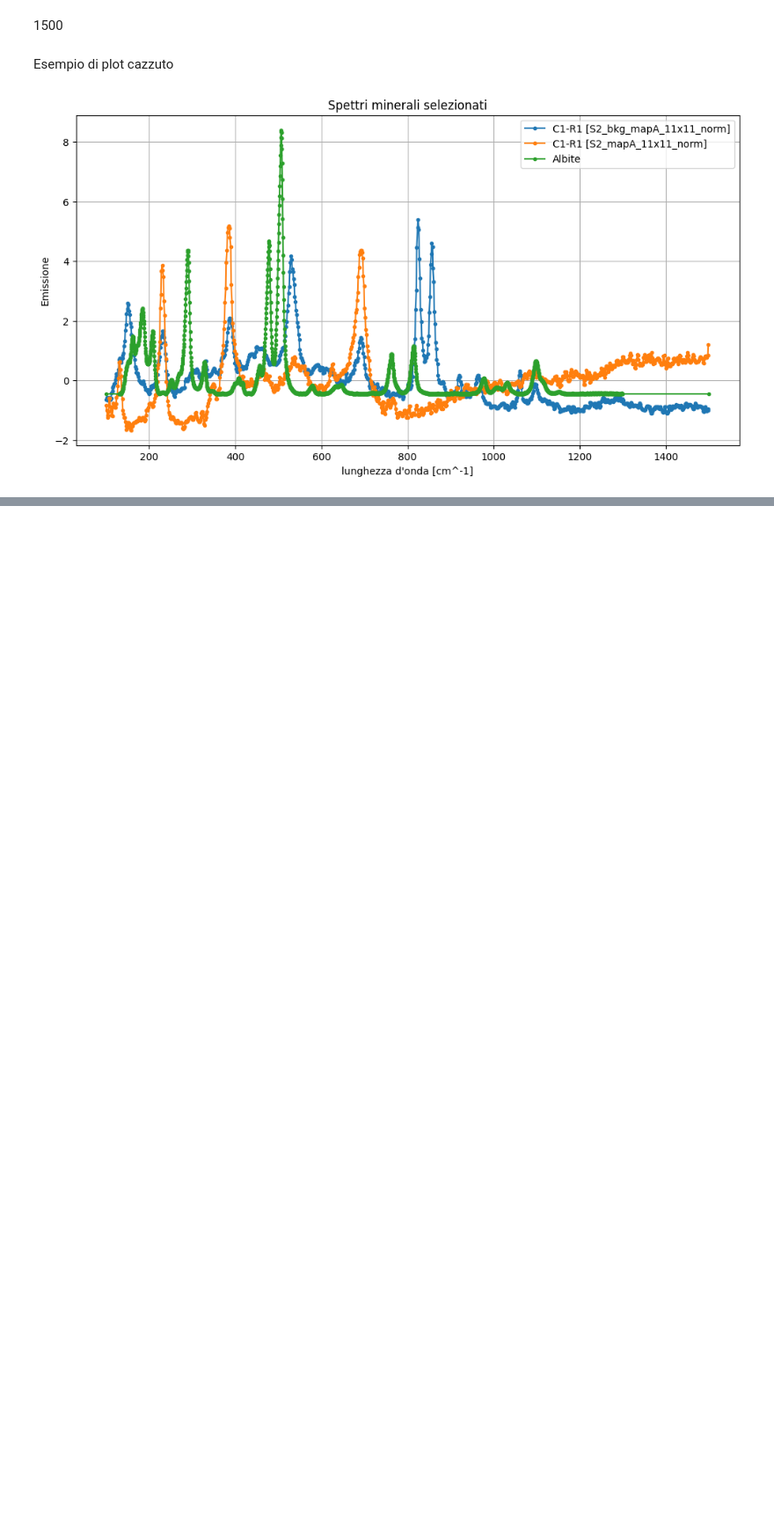
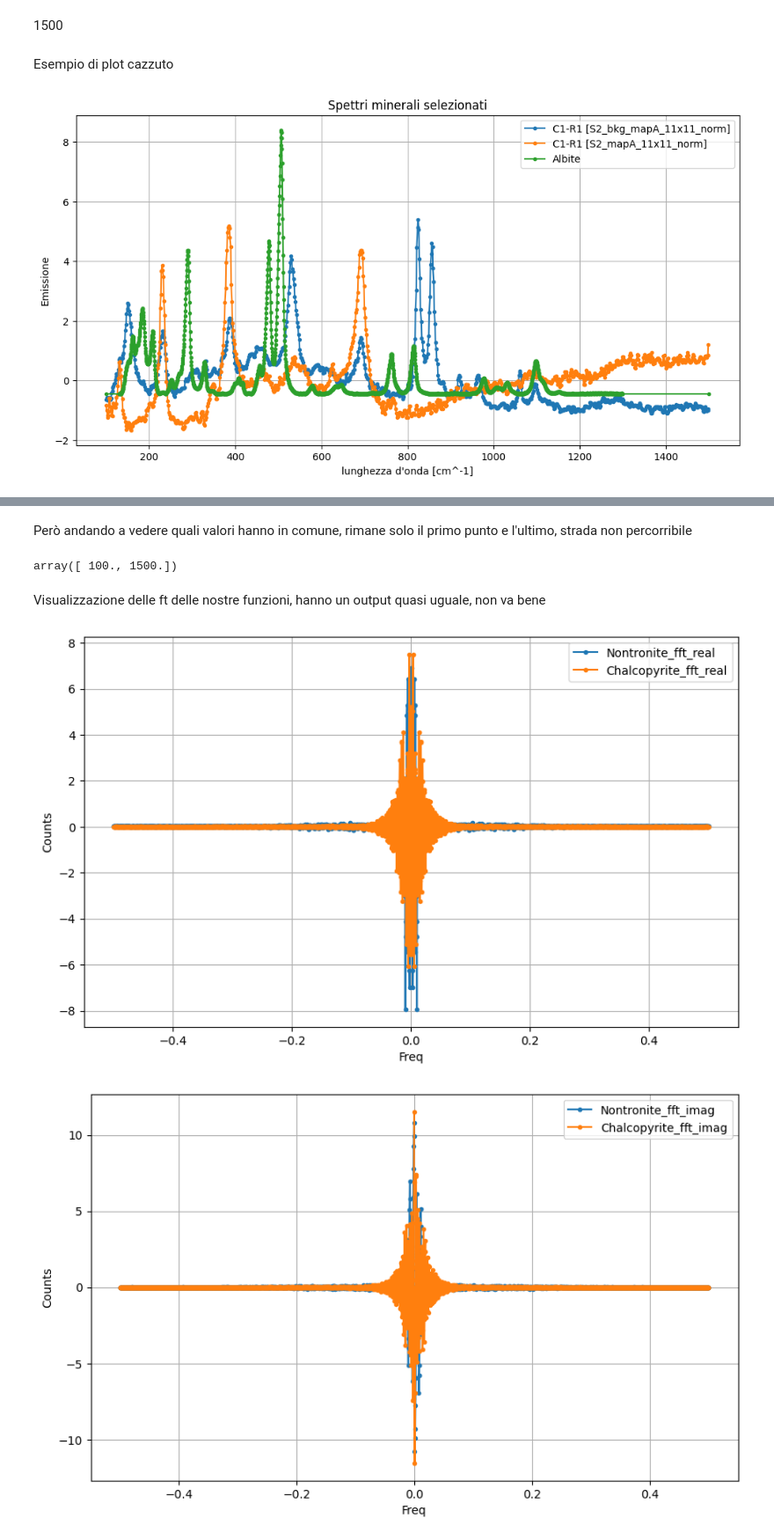
Before and after one commit to lucasulinux/progetto_data_science, a Jupyter notebook: data_analysis.ipynb, the cells around one changed output, grey strips where cells are left out. Shown: that part at 88% size. Cells and saved outputs as stored; diff of their text form; code cells hidden in the pictures; blank space fills up the shorter version.

Commit message:
Aggiunte alcune visualizzazioni dati relativi a derivate e ft, concluso poco

```diff
--- a/data_analysis.ipynb
+++ b/data_analysis.ipynb
@@ -99,0 +161,42 @@ plot_minerale([0],ax)
+# %% [markdown]
+Però andando a vedere quali valori hanno in comune, rimane solo il primo punto e l'ultimo, strada non percorribile
+# %%
+merged = pd.merge(dataframes[2],dataframes[1], on='x', suffixes=('_1', '_2'))
+merged['y_diff'] = merged['y_1'] - merged['y_2']
+merged['x'].values
+# %% [output]
+array([ 100., 1500.])
+# %% [markdown]
+Visualizzazione delle ft delle nostre funzioni, hanno un output quasi uguale, non va bene
+# %%
+from scipy.fft import fft, fftfreq
+dir = "/home/luca/Uni/VI/Data science/Progetto/prog_DS/data_norm_csv/minerali_norm.csv"
+dir_save = "/home/luca/Uni/VI/Data science/Progetto/prog_DS/data_fft_csv/minerali_fft.csv"
+data = pd.read_csv(dir)
+minerali = data['nome'].unique()
+k=0
+fig, ax = plt.subplots(figsize=(10, 6))
+fig2, ax2 = plt.subplots(figsize=(10, 6))
+for minerale in minerali:
+    filtro = data[(data['nome'] == minerale)]
+    #Ne faccio la ft, voglio però recuperare le informazioni sull'asse x
+    fft_y = normalize( fft(filtro['y'].values) )
+    x = fftfreq(len(fft_y))
+    ax.plot(x, fft_y.real, marker='.', linestyle='-', label=minerale+'_fft_real')
+    ax2.plot(x,fft_y.imag, marker='.', linestyle='-', label=minerale+'_fft_imag')
+    #ax.plot(filtro['x'].values, filtro['y'].values, marker='.', linestyle='-', label=minerale)
+    ax.set_xlabel("Freq")
+    ax.set_ylabel("Counts")
+    ax.grid(True)
+    ax.legend()
+
+    ax2.set_xlabel("Freq")
+    ax2.set_ylabel("Counts")
+    ax2.grid(True)
+    ax2.legend()
+    k+=1
+    if k>1:
+        break
+# %% [output]
+[figure, added]
+[figure, added]
```
Also changed, not shown: parts of 13 cells of this notebook, 2 other files.
